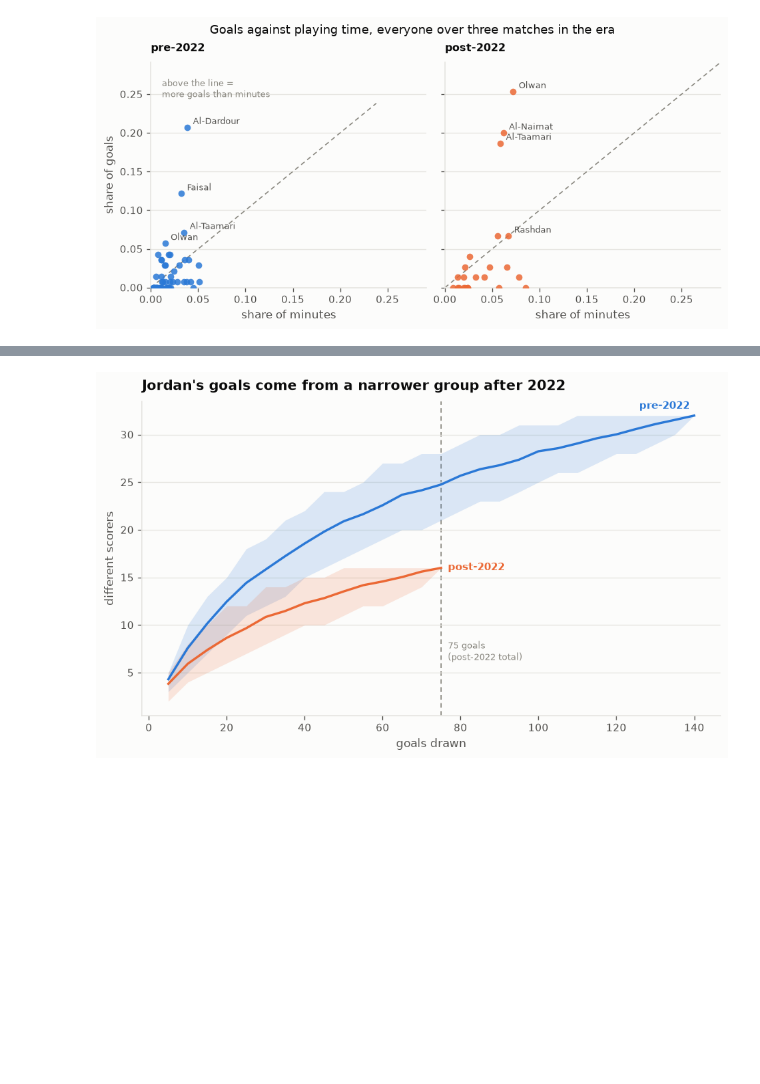
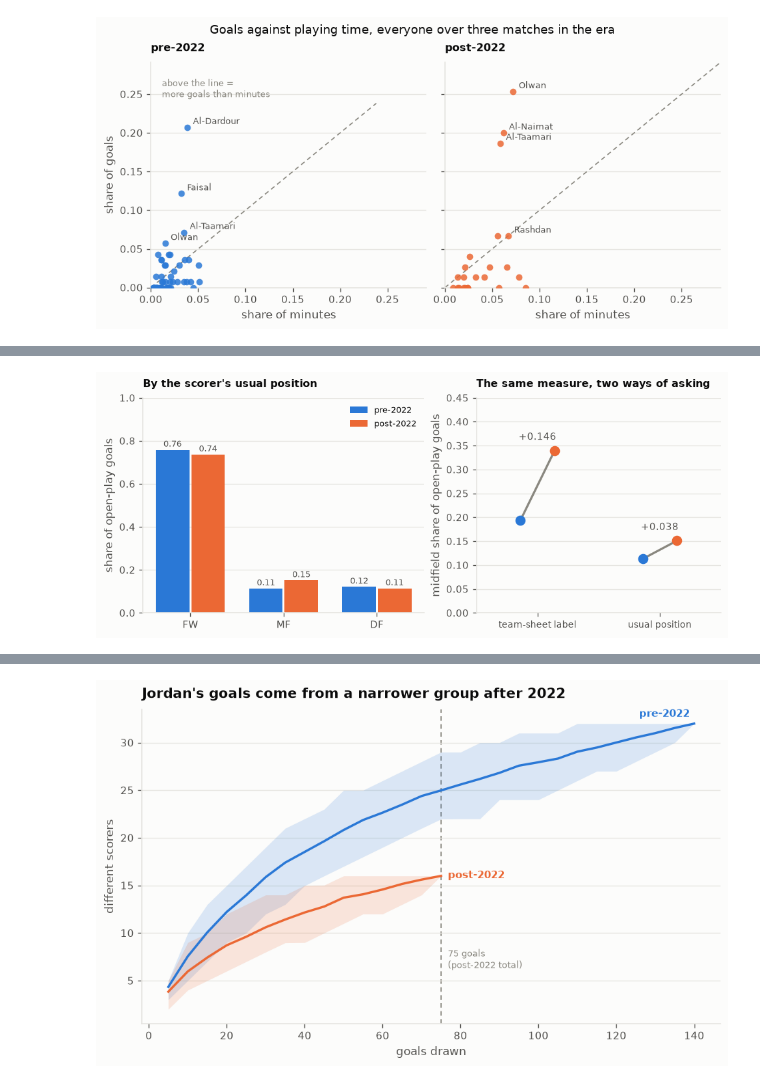
Before and after one commit to mqedan217/jordan-football-strength, a Jupyter notebook: notebooks/03_where_the_goals_came_from.ipynb, the cells around one changed output, grey strips where cells are left out. Saved outputs shown, nothing was run; the diff lists cells and outputs as text; code cells hidden in the pictures; blank space fills up the shorter version.

```diff
--- a/notebooks/03_where_the_goals_came_from.ipynb
+++ b/notebooks/03_where_the_goals_came_from.ipynb
@@ -1103,3 +1015,62 @@ plt.show()
+# %%
+# WHERE the goals come from -- and a trap that nearly cost a finding.
+# scorer_position is the position on THAT MATCH'S team sheet, not the player's
+# role. Ali Olwan, a striker, supplies five of the eighteen post-2022 "midfield"
+# open-play goals. Classify instead by each scorer's modal position across his
+# whole record, and the midfield rise all but disappears.
+_ja = ja.dropna(subset=["player_id"])
+MODAL = _ja.groupby("player_id").Pos.agg(
+    lambda s: s.mode().iloc[0] if s.notna().any() else None)
+BAND = {"GK": "GK", "CB": "DF", "LB": "DF", "RB": "DF", "DF": "DF",
+        "LWB": "DF", "RWB": "DF", "SW": "DF", "DM": "MF", "CM": "MF",
+        "AM": "MF", "MF": "MF", "LM": "MF", "RM": "MF"}
+band = lambda p: BAND.get(str(p).split(",")[0], "FW") if pd.notna(p) else None
+op = gj[~gj.type.eq("penalty_goal")].copy()
+op["modal_band"] = op.scorer_player_id.map(MODAL).map(band)
+op = op.dropna(subset=["modal_band", "scorer_position"])
+
+fig, axes = plt.subplots(1, 2, figsize=(8.0, 3.3),
+                         gridspec_kw={"width_ratios": [1.15, 1]})
+a = axes[0]
+pos = (pd.crosstab(op.modal_band, op.era, normalize="columns")
+       .reindex(columns=["pre", "post"]).reindex(["FW", "MF", "DF"]).fillna(0))
+x = np.arange(len(pos))
+for off, e, col in ((-0.19, "pre", viz.BLUE), (0.19, "post", viz.ORANGE)):
+    a.bar(x + off, pos[e], width=0.36, color=col, label=f"{e}-2022")
+    for xi_, v in zip(x + off, pos[e]):
+        a.annotate(f"{v:.2f}", (xi_, v), xytext=(0, 3), ha="center",
+                   textcoords="offset points", fontsize=7.5, color=viz.INK_2)
+a.set_xticks(x)
+a.set_xticklabels(pos.index)
+a.set_ylim(0, 1.0)
+a.set_ylabel("share of open-play goals")
+a.set_title("By the scorer's usual position", fontsize=9.5)
+a.legend(fontsize=8)
+viz.despine(a)
+
+b = axes[1]
+lab = (pd.crosstab(op.scorer_position, op.era, normalize="columns")
+       .reindex(columns=["pre", "post"]).reindex(["FW", "MF", "DF"]).fillna(0))
+for i_, (nm, tab) in enumerate((("team-sheet\nlabel", lab),
+                                ("usual\nposition", pos))):
+    v = [tab.loc["MF", "pre"], tab.loc["MF", "post"]]
+    b.plot([i_ - 0.14, i_ + 0.14], v, color=viz.INK_MUTED, lw=2.0, zorder=1)
+    b.scatter([i_ - 0.14], [v[0]], color=viz.BLUE, s=70, zorder=3)
+    b.scatter([i_ + 0.14], [v[1]], color=viz.ORANGE, s=70, zorder=3)
+    b.annotate(f"{v[1] - v[0]:+.3f}", (i_, max(v)), xytext=(0, 10),
+               ha="center", textcoords="offset points", fontsize=9,
+               color=viz.INK_2)
+b.set_xticks([0, 1])
+b.set_xticklabels(["team-sheet label", "usual position"], fontsize=8.5)
+b.set_xlim(-0.5, 1.5)
+b.set_ylim(0, 0.45)
+b.set_ylabel("midfield share of open-play goals")
+b.set_title("The same measure, two ways of asking", fontsize=9.5)
+viz.despine(b)
+b.grid(axis="x", visible=False)
+plt.show()
+# %% [output]
+[figure, added]
 # %% [markdown]
 **They were picked far more, and they also got better.** Both halves matter, and
 they are different claims.
```
Also changed, not shown: parts of 9 cells of this notebook, 2 other files.
